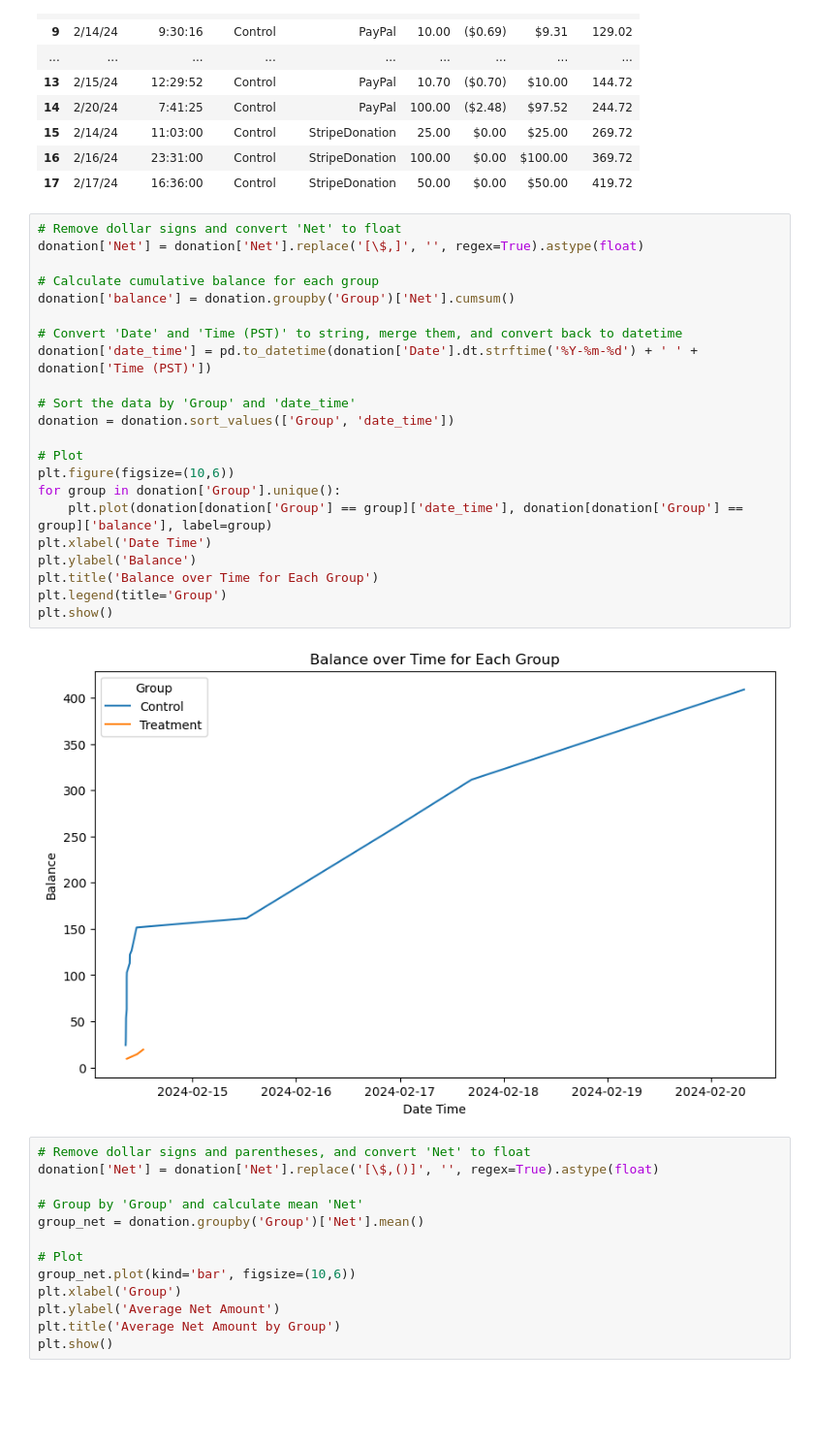
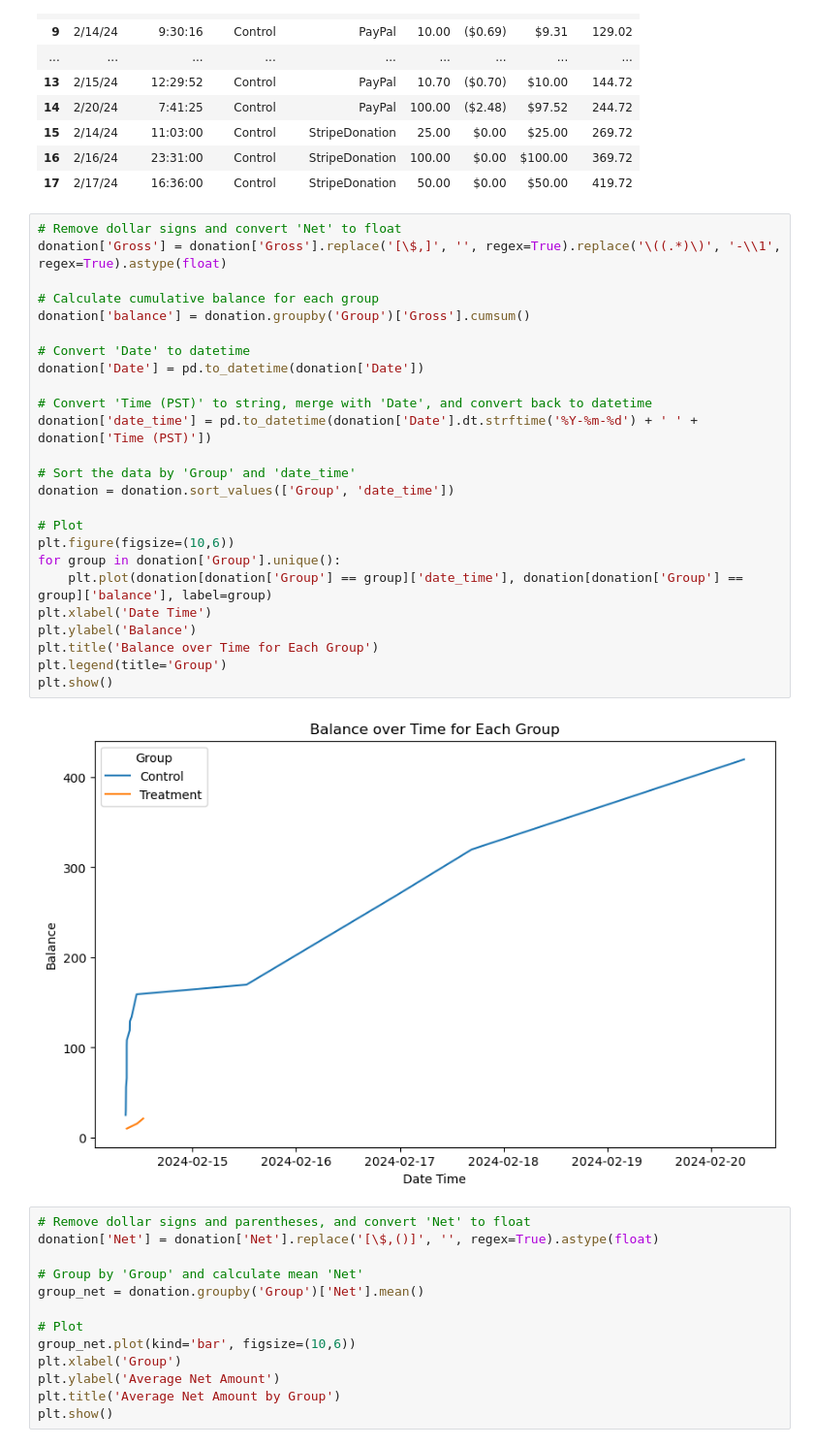
Before and after one commit to rsm-cds006/458FinalPresentationRepo, a Jupyter notebook: sangho_analysis.ipynb, the cells around one changed output. Shown: that part at 97% size. Drawn from its saved outputs; the diff is of its cells as text; blank space fills up the shorter version.

```diff
--- a/sangho_analysis.ipynb
+++ b/sangho_analysis.ipynb
@@ -89,28 +89,31 @@ donation
 | 17 | 2/17/24 | 16:36:00 | Control | StripeDonation | 50.00 | $0.00 | $50.00 | 419.72 |
 # %%
 # Remove dollar signs and convert 'Net' to float
-donation['Net'] = donation['Net'].replace('[\$,]', '', regex=True).astype(float)
+donation['Gross'] = donation['Gross'].replace('[\$,]', '', regex=True).replace('\((.*)\)', '-\\1', regex=True).astype(float)
 
 # Calculate cumulative balance for each group
-donation['balance'] = donation.groupby('Group')['Net'].cumsum()
+donation['balance'] = donation.groupby('Group')['Gross'].cumsum()
 
-# Convert 'Date' and 'Time (PST)' to string, merge them, and convert back to datetime
+# Convert 'Date' to datetime
+donation['Date'] = pd.to_datetime(donation['Date'])
+
+# Convert 'Time (PST)' to string, merge with 'Date', and convert back to datetime
 donation['date_time'] = pd.to_datetime(donation['Date'].dt.strftime('%Y-%m-%d') + ' ' + donation['Time (PST)'])
 
 # Sort the data by 'Group' and 'date_time'
 donation = donation.sort_values(['Group', 'date_time'])
 
 # Plot
 plt.figure(figsize=(10,6))
 for group in donation['Group'].unique():
     plt.plot(donation[donation['Group'] == group]['date_time'], donation[donation['Group'] == group]['balance'], label=group)
 plt.xlabel('Date Time')
 plt.ylabel('Balance')
 plt.title('Balance over Time for Each Group')
 plt.legend(title='Group')
 plt.show()
 # %% [output]
-[figure, old version]
+[figure, new version]
 # %%
 # Remove dollar signs and parentheses, and convert 'Net' to float
 donation['Net'] = donation['Net'].replace('[\$,()]', '', regex=True).astype(float)
```
Also changed, not shown: parts of 1 cell of this notebook.
